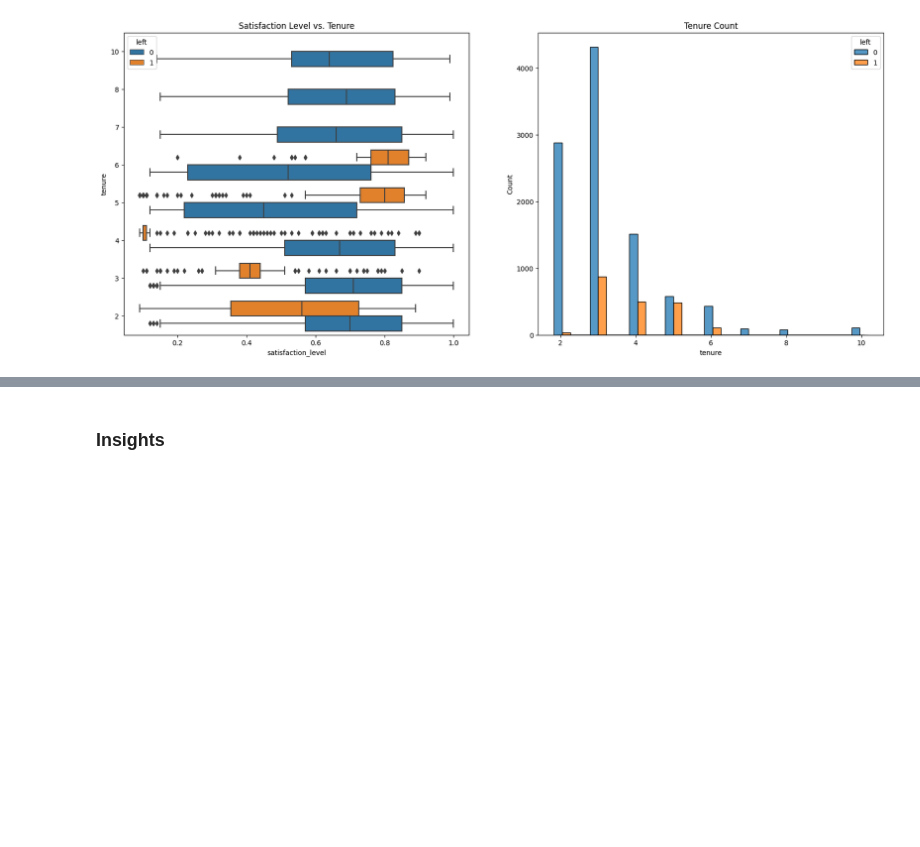
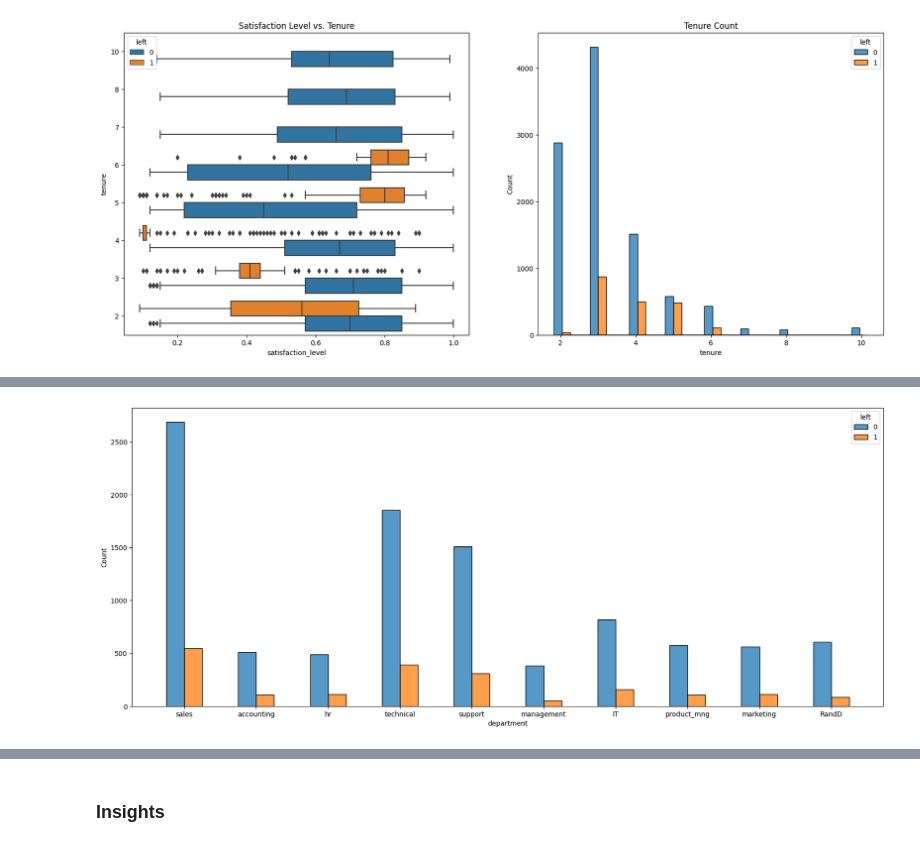
Before and after one commit to andyguo0228/salifort_motor_project, a Jupyter notebook: Activity_ Course 7 Salifort Motors project lab.ipynb, the cells around one changed output, grey strips where cells are left out. Saved outputs shown, nothing was run; the diff lists cells and outputs as text; code cells hidden in the pictures; blank space fills up the shorter version.

```diff
--- a/Activity_ Course 7 Salifort Motors project lab.ipynb
+++ b/Activity_ Course 7 Salifort Motors project lab.ipynb
@@ -340,0 +381,7 @@ plt.show()
+# %%
+# Create a plot as needed
+plt.figure(figsize=(20, 8))
+sns.histplot(data=df, x='department', hue='left', multiple='dodge', discrete=1, shrink=.5)
+plt.show()
+# %% [output]
+[figure, added]
```
Also changed, not shown: parts of 74 cells of this notebook, 2 other files.
